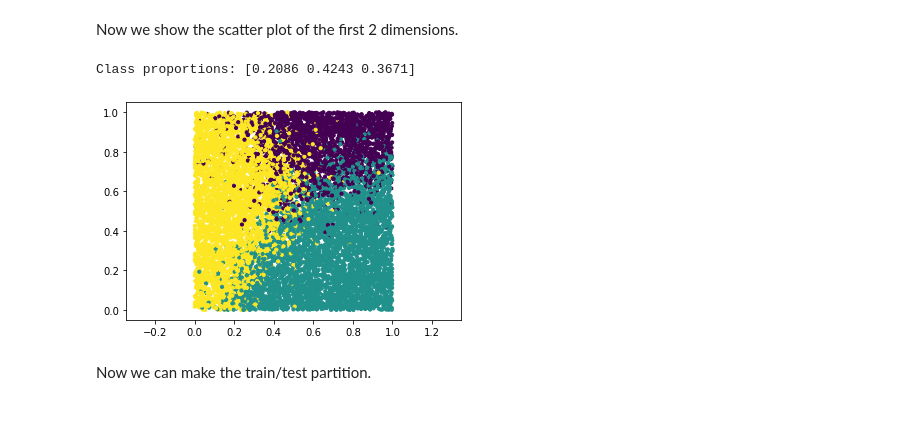
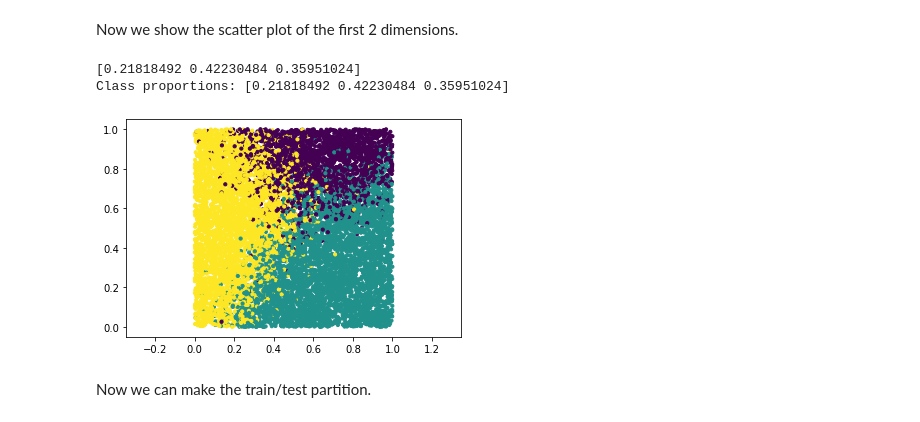
Before and after one commit to Orieus/WeakLabelModel, a Jupyter notebook: WL03_VL_vs_synthetic_data.ipynb, the cells around one changed output. Cells and saved outputs as stored; diff of their text form; code cells hidden in the pictures.

```diff
--- a/WL03_VL_vs_synthetic_data.ipynb
+++ b/WL03_VL_vs_synthetic_data.ipynb
@@ -292,7 +314,11 @@ Given the posterior probability model, we generate the dataset, in two possible
 # #################
 # Generate dataset
 
+# Set the random number generator
+np.random.seed(seed_x)
+
 # This is to add the bias term to features
+n_samples = n_train + n_test
 col_ones = np.ones((n_samples, 1))
 
 # Generate the selected dataset
@@ -333,17 +359,20 @@ Now we show the scatter plot of the first 2 dimensions.
 # %%
 # Compute class proportions
 bin_y = np.eye(C)[y]    # Binarize classes
 # Compute class proportions
-eta = np.mean(bin_y, axis=0)
+# eta = np.mean(bin_y, axis=0)
+eta = np.mean(posteriors, axis=0)
+print(eta)
 # Compare priors and proportions:
 print(f'Class proportions: {eta}')
 
 plt.scatter(X[:,0], X[:,1], c=y, cmap='viridis', s=10)
 plt.axis('equal')
 plt.show()
 # %% [output]
-Class proportions: [0.2086 0.4243 0.3671]
+[0.21818492 0.42230484 0.35951024]
+Class proportions: [0.21818492 0.42230484 0.35951024]
-[figure, old version]
+[figure, new version]
 # %% [markdown]
 Now we can make the train/test partition.
 # %% [markdown]
```
Also changed, not shown: parts of 23 cells of this notebook, 3 other files.
